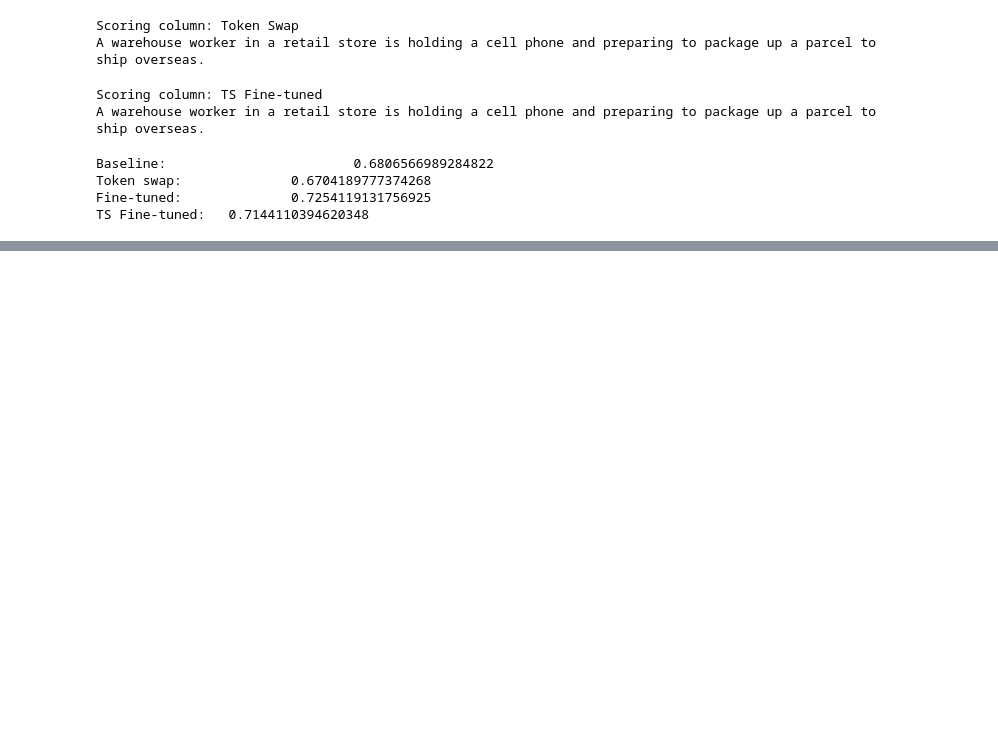
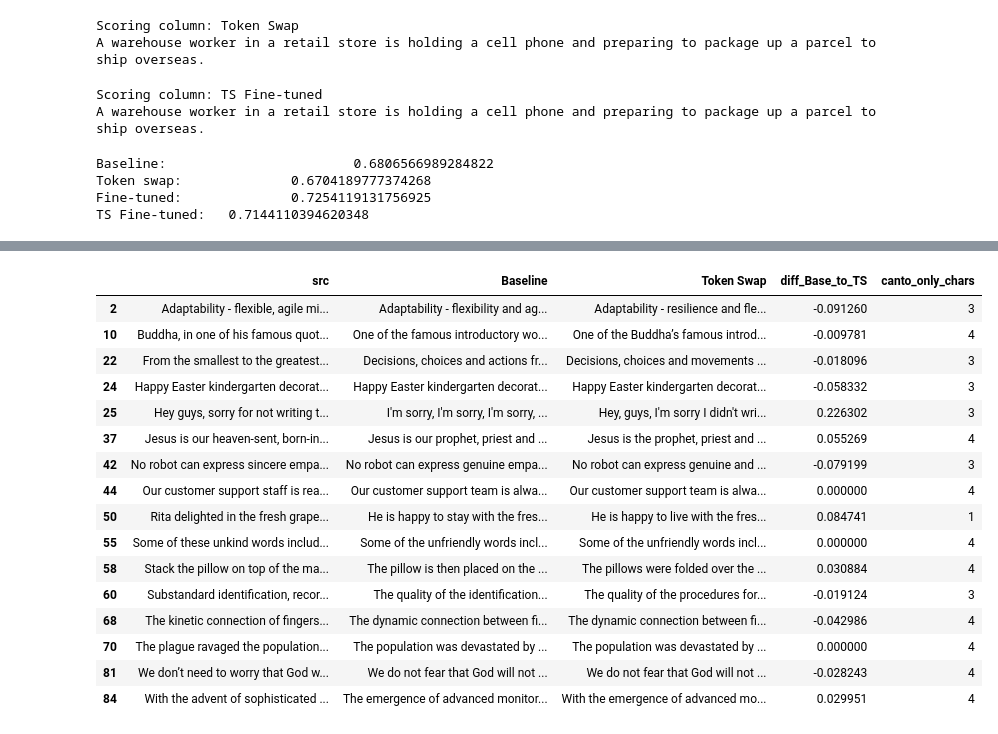
Before and after one commit to au-nlp/project-milestone-p2-group21, a Jupyter notebook: data_processing.ipynb, the cells around one changed output, grey strips where cells are left out. Drawn from its saved outputs; the diff is of its cells as text; code cells hidden in the pictures; blank space fills up the shorter version.

Commit message:
writing

```diff
--- a/data_processing.ipynb
+++ b/data_processing.ipynb
@@ -133,0 +201,3 @@ FileNotFoundError: [Errno 2] No such file or directory: 'unlabelled/character_cl
+# %%
+pd.options.display.max_colwidth = 200
+merged_df.sort_values(by='diff_Base_to_TS', ascending=True).head(10)[['src', 'Baseline', 'Token Swap', 'diff_Base_to_TS']]
@@ -133,0 +274,20 @@ FileNotFoundError: [Errno 2] No such file or directory: 'unlabelled/character_cl
+# %%
+merged_df[(merged_df['canto_only_chars'] < 5)][['src', 'Baseline', 'Token Swap', 'diff_Base_to_TS', 'canto_only_chars']]
+# %% [output]
+|  | src | Baseline | Token Swap | diff_Base_to_TS | canto_only_chars |
+| 2 | Adaptability - flexible, agile mi... | Adaptability - flexibility and ag... | Adaptability - resilience and fle... | -0.091260 | 3 |
+| 10 | Buddha, in one of his famous quot... | One of the famous introductory wo... | One of the Buddha’s famous introd... | -0.009781 | 4 |
+| 22 | From the smallest to the greatest... | Decisions, choices and actions fr... | Decisions, choices and movements ... | -0.018096 | 3 |
+| 24 | Happy Easter kindergarten decorat... | Happy Easter kindergarten decorat... | Happy Easter kindergarten decorat... | -0.058332 | 3 |
+| 25 | Hey guys, sorry for not writing t... | I'm sorry, I'm sorry, I'm sorry, ... | Hey, guys, I'm sorry I didn't wri... | 0.226302 | 3 |
+| 37 | Jesus is our heaven-sent, born-in... | Jesus is our prophet, priest and ... | Jesus is the prophet, priest and ... | 0.055269 | 4 |
+| 42 | No robot can express sincere empa... | No robot can express genuine empa... | No robot can express genuine and ... | -0.079199 | 3 |
+| 44 | Our customer support staff is rea... | Our customer support team is alwa... | Our customer support team is alwa... | 0.000000 | 4 |
+| 50 | Rita delighted in the fresh grape... | He is happy to stay with the fres... | He is happy to live with the fres... | 0.084741 | 1 |
+| 55 | Some of these unkind words includ... | Some of the unfriendly words incl... | Some of the unfriendly words incl... | 0.000000 | 4 |
+| 58 | Stack the pillow on top of the ma... | The pillow is then placed on the ... | The pillows were folded over the ... | 0.030884 | 4 |
+| 60 | Substandard identification, recor... | The quality of the identification... | The quality of the procedures for... | -0.019124 | 3 |
+| 68 | The kinetic connection of fingers... | The dynamic connection between fi... | The dynamic connection between fi... | -0.042986 | 4 |
+| 70 | The plague ravaged the population... | The population was devastated by ... | The population was devastated by ... | 0.000000 | 4 |
+| 81 | We don’t need to worry that God w... | We do not fear that God will not ... | We do not fear that God will not ... | -0.028243 | 4 |
+| 84 | With the advent of sophisticated ... | The emergence of advanced monitor... | With the emergence of advanced mo... | 0.029951 | 4 |
```
Also changed, not shown: parts of 14 cells of this notebook, 10 other files.
